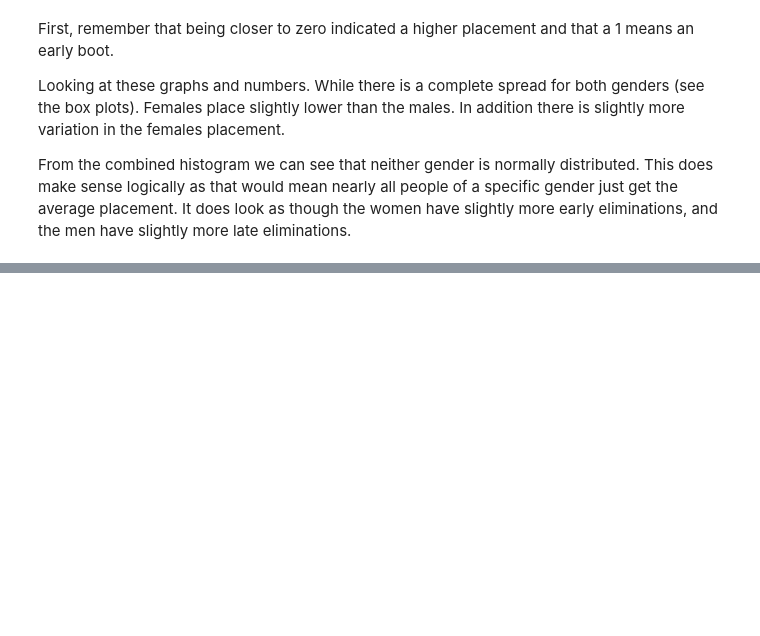
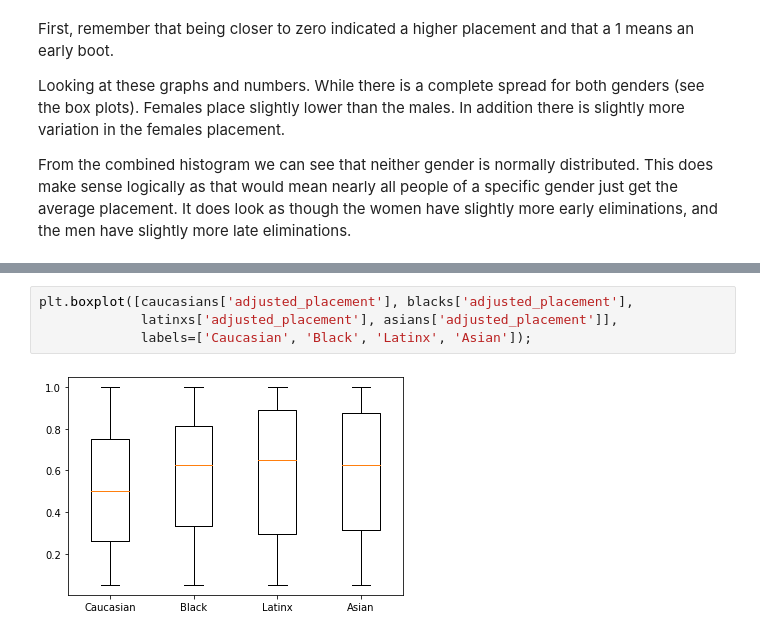
Before and after one commit to kayschulz/survivor_analysis, a Jupyter notebook: exploratory_analysis.ipynb, the cells around one changed output, grey strips where cells are left out. Saved outputs shown, nothing was run; the diff lists cells and outputs as text; blank space fills up the shorter version.

Commit message:
add composite graphs for race

```diff
--- a/exploratory_analysis.ipynb
+++ b/exploratory_analysis.ipynb
@@ -600,0 +590,6 @@ caucasians['adjusted_placement'].std()
+# %%
+plt.boxplot([caucasians['adjusted_placement'], blacks['adjusted_placement'],
+             latinxs['adjusted_placement'], asians['adjusted_placement']],
+             labels=['Caucasian', 'Black', 'Latinx', 'Asian']);
+# %% [output]
+[figure, added]
```
Also changed, not shown: parts of 4 cells of this notebook.
